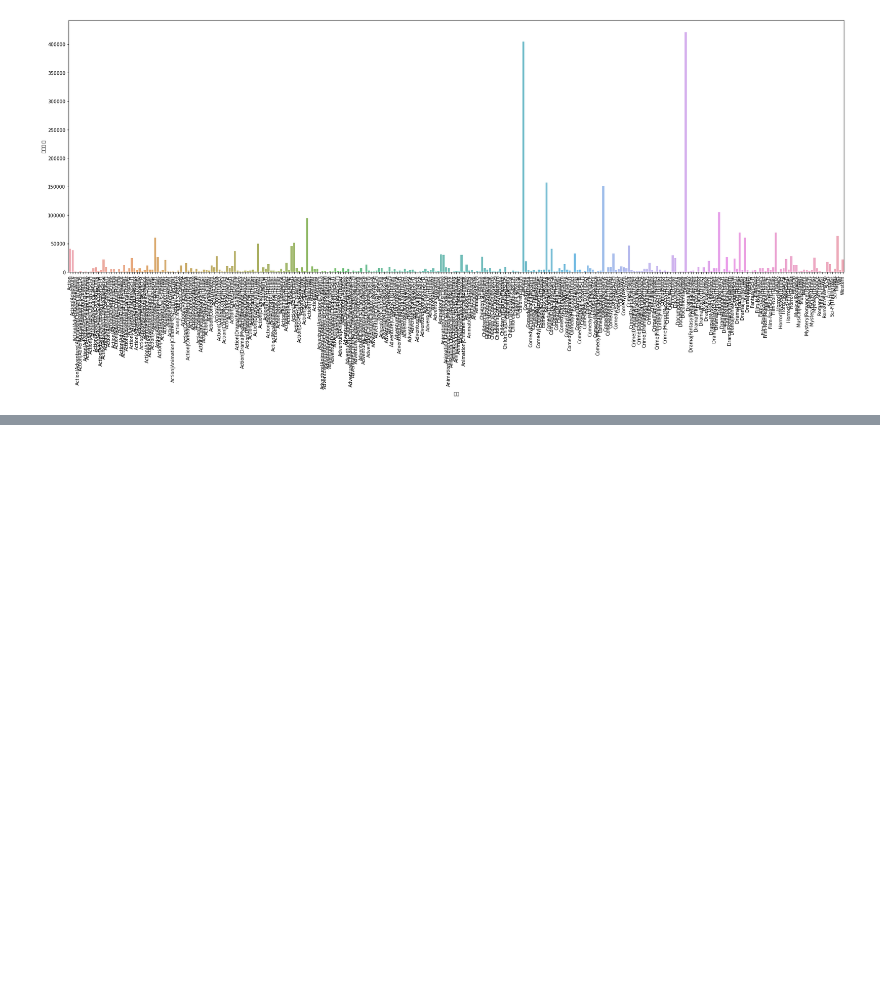
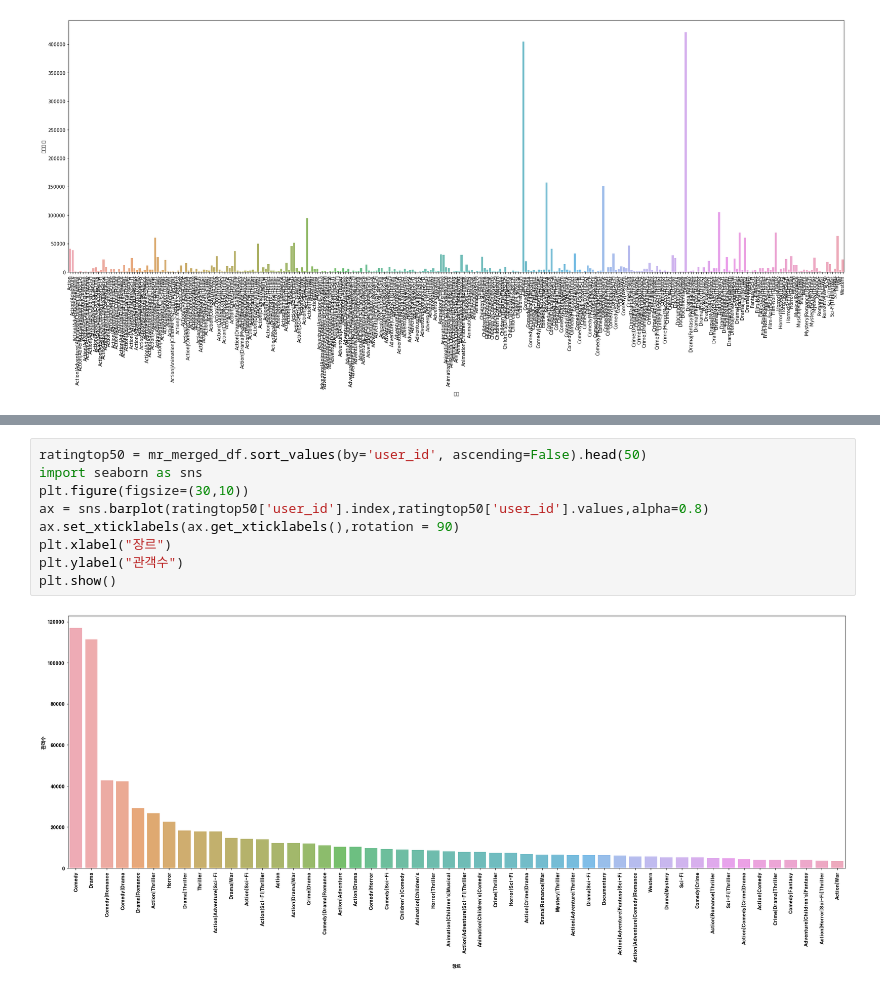
Before and after one commit to soxxun/python, a Jupyter notebook: 20220406/20220406.ipynb, the cells around one changed output, grey strips where cells are left out. Saved outputs shown, nothing was run; the diff lists cells and outputs as text; blank space fills up the shorter version.

```diff
--- a/20220406/20220406.ipynb
+++ b/20220406/20220406.ipynb
@@ -149,0 +183,11 @@ plt.show()
+# %%
+ratingtop50 = mr_merged_df.sort_values(by='user_id', ascending=False).head(50)
+import seaborn as sns
+plt.figure(figsize=(30,10))
+ax = sns.barplot(ratingtop50['user_id'].index,ratingtop50['user_id'].values,alpha=0.8)
+ax.set_xticklabels(ax.get_xticklabels(),rotation = 90)
+plt.xlabel("장르")
+plt.ylabel("관객수")
+plt.show()
+# %% [output]
+[figure, added]
```
Also changed, not shown: parts of 12 cells of this notebook.
